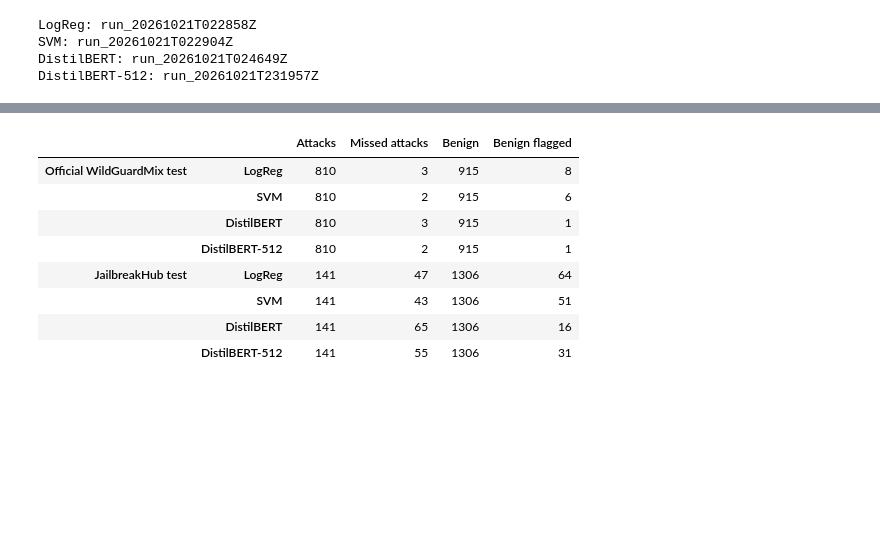
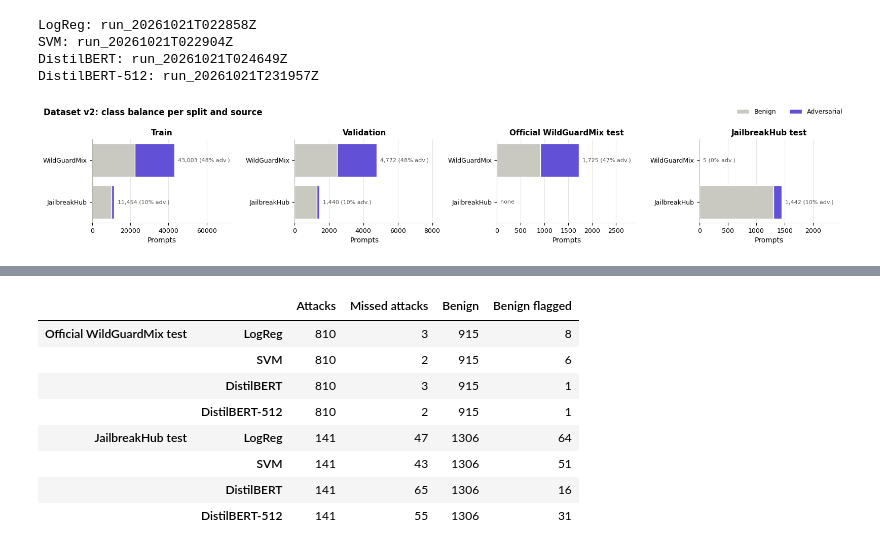
Before and after one commit to cantbe-vaishnav/NLP_PROJECT, a Jupyter notebook: notebooks/task_a_error_analysis_v2.ipynb, the cells around one changed output, grey strips where cells are left out. Saved outputs shown, nothing was run; the diff lists cells and outputs as text; code cells hidden in the pictures; blank space fills up the shorter version.

```diff
--- a/notebooks/task_a_error_analysis_v2.ipynb
+++ b/notebooks/task_a_error_analysis_v2.ipynb
@@ -37,0 +50,28 @@ DistilBERT-512: run_20261021T231957Z
+# %%
+# Dataset overview (dataset v2, every split): benign and adversarial prompts per split and source.
+# Each panel has its own count scale, because train is about 25 times larger than either test set.
+split_titles = {"train": "Train", "validation": "Validation", "test_official": "Official WildGuardMix test",
+                "test_jailbreakhub": "JailbreakHub test"}
+source_titles = {"wildguardmix": "WildGuardMix", "jailbreakhub": "JailbreakHub"}
+class_counts = pd.crosstab([df["split"], df["source_dataset"]], df["label"])
+fig, axes = plt.subplots(1, 4, figsize=(16, 2.9))
+for ax, (split, title) in zip(axes, split_titles.items()):
+    part = class_counts.loc[split].reindex(list(source_titles), fill_value=0)
+    rows = np.arange(len(part))[::-1]
+    ax.barh(rows, part[0], color="#c9c8c1", edgecolor="white", label="Benign")
+    ax.barh(rows, part[1], left=part[0], color="#6250d6", edgecolor="white", label="Adversarial")
+    for row, (benign_n, attack_n) in zip(rows, zip(part[0], part[1])):
+        total = benign_n + attack_n
+        ax.text(total, row, f"  {total:,} ({attack_n / total:.0%} adv.)" if total else "  none", va="center", fontsize=8,
+                color=TEXT_SECONDARY)
+    ax.set_yticks(rows, list(source_titles.values()))
+    ax.set_xlim(0, part.sum(axis=1).max() * 1.7)
+    ax.grid(axis="x", visible=True)
+    ax.grid(axis="y", visible=False)
+    ax.set_title(title)
+    ax.set_xlabel("Prompts")
+fig.legend(*axes[0].get_legend_handles_labels(), loc="upper right", ncol=2)
+fig.suptitle("Dataset v2: class balance per split and source", x=0.01, ha="left")
+fig.tight_layout()
+# %% [output]
+[figure, added]
```
Also changed, not shown: parts of 15 cells of this notebook, 4 other files.
